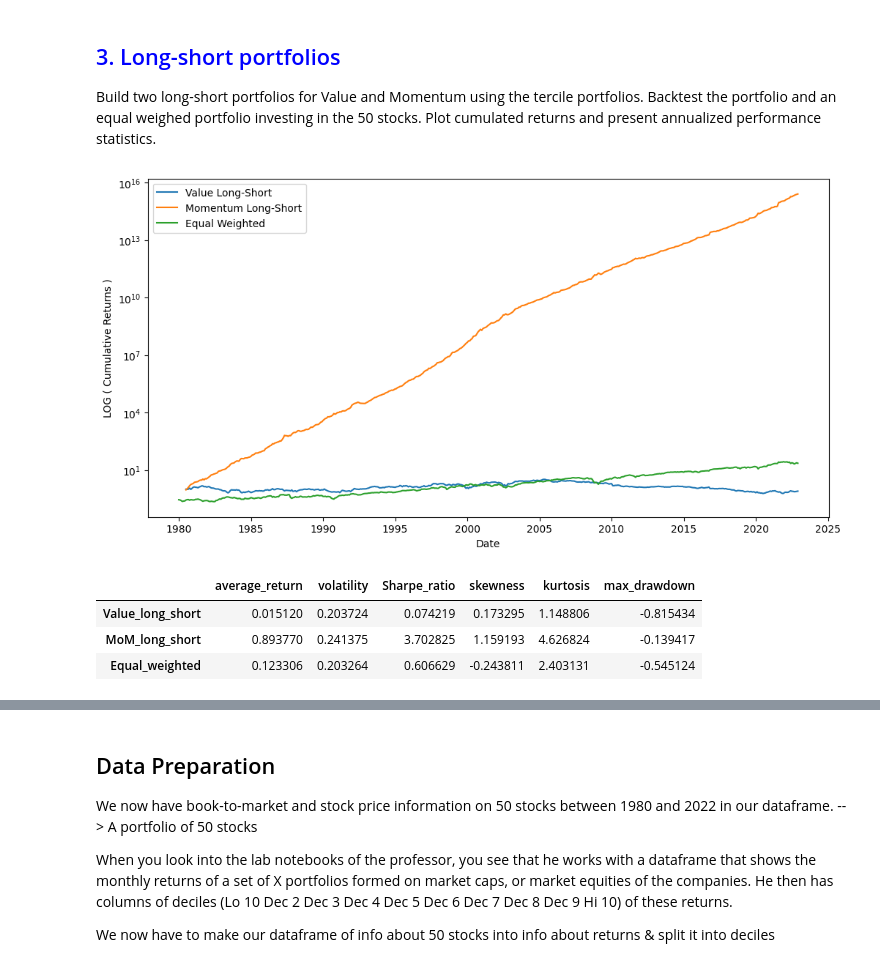
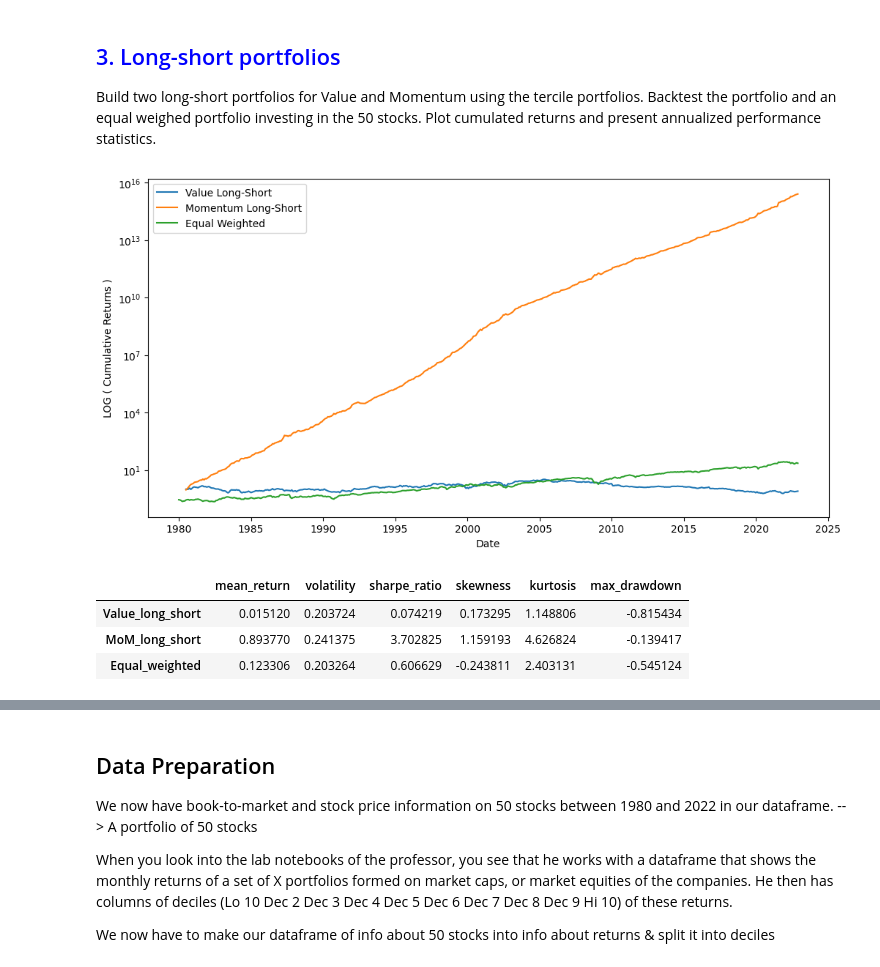
Before and after one commit to InesDew/NOVA-Asset-Management, a Jupyter notebook: Solution.ipynb, the cells around one changed output, grey strips where cells are left out. Cells and saved outputs as stored; diff of their text form; code cells hidden in the pictures.

Commit message:
added Q4 text and changed stats dataframes names

```diff
--- a/Solution.ipynb
+++ b/Solution.ipynb
@@ -326,38 +326,38 @@ annualized_volatility = df_tic.groupby(['bm_tercile', 'mom_tercile'])['monthly_r
 plt.figure(figsize=(12, 6))
 plt.plot(tercile_returns.index, tercile_returns['Value_long_short'], label='Value Long-Short')
 plt.plot(tercile_returns.index, tercile_returns['MoM_long_short'], label='Momentum Long-Short')
 plt.plot(equal_weighted_returns.index, equal_weighted_cumulative, label='Equal Weighted')
 plt.xlabel('Date')
 plt.ylabel('LOG ( Cumulative Returns )')
 plt.yscale('log')
 plt.legend()
 plt.show()
 
 # Annualized performance statistics
 portfolios = {
     'Value_long_short': tercile_returns['Value_long_short'],
     'MoM_long_short': tercile_returns['MoM_long_short'],
     'Equal_weighted': equal_weighted_cumulative
 }
 
-stats = pd.DataFrame(index=['average_return', 'volatility', 'Sharpe_ratio', 'skewness', 'kurtosis', 'max_drawdown'], columns=portfolios.keys())
+stats_LS = pd.DataFrame(index=['mean_return', 'volatility', 'sharpe_ratio', 'skewness', 'kurtosis', 'max_drawdown'], columns=portfolios.keys())
 
 for name, portfolio in portfolios.items():
     returns = portfolio.pct_change().dropna()
     avg_return = returns.mean() * 12
     volatility = returns.std() * np.sqrt(12)
     sharpe_ratio = avg_return / volatility
     skewness_ = skew(returns)
     kurtosis_ = kurtosis(returns)
     drawdowns = (portfolio / portfolio.cummax()) - 1
     max_drawdown = drawdowns.min()
-    stats[name] = [avg_return, volatility, sharpe_ratio, skewness_, kurtosis_, max_drawdown]
+    stats_LS[name] = [avg_return, volatility, sharpe_ratio, skewness_, kurtosis_, max_drawdown]
 
-stats = stats.T
-display(stats)
+stats_LS = stats_LS.T
+display(stats_LS)
 # %% [output]
 [figure]
-|  | average_return | volatility | Sharpe_ratio | skewness | kurtosis | max_drawdown |
+|  | mean_return | volatility | sharpe_ratio | skewness | kurtosis | max_drawdown |
 | Value_long_short | 0.015120 | 0.203724 | 0.074219 | 0.173295 | 1.148806 | -0.815434 |
 | MoM_long_short | 0.893770 | 0.241375 | 3.702825 | 1.159193 | 4.626824 | -0.139417 |
 | Equal_weighted | 0.123306 | 0.203264 | 0.606629 | -0.243811 | 2.403131 | -0.545124 |
```
Also changed, not shown: parts of 3 cells of this notebook.
